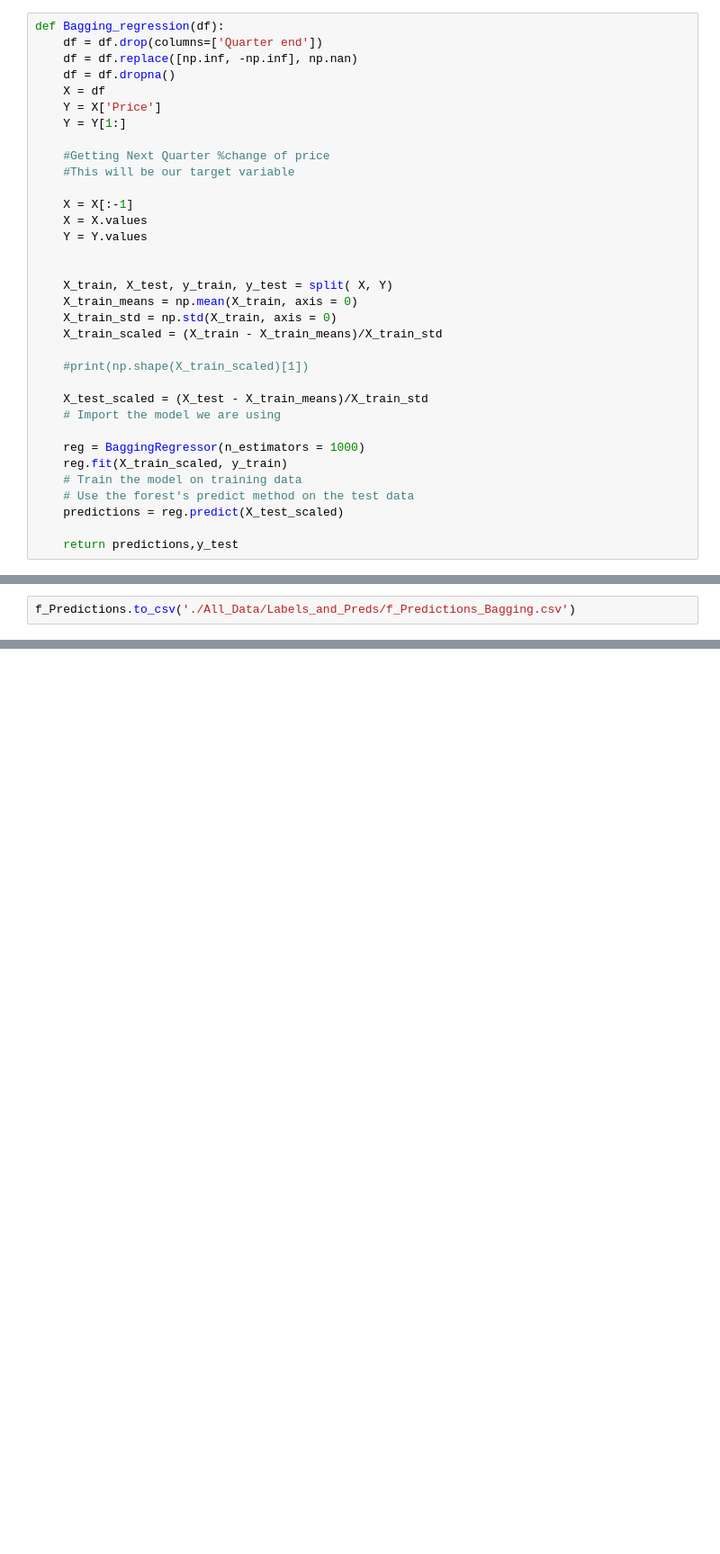
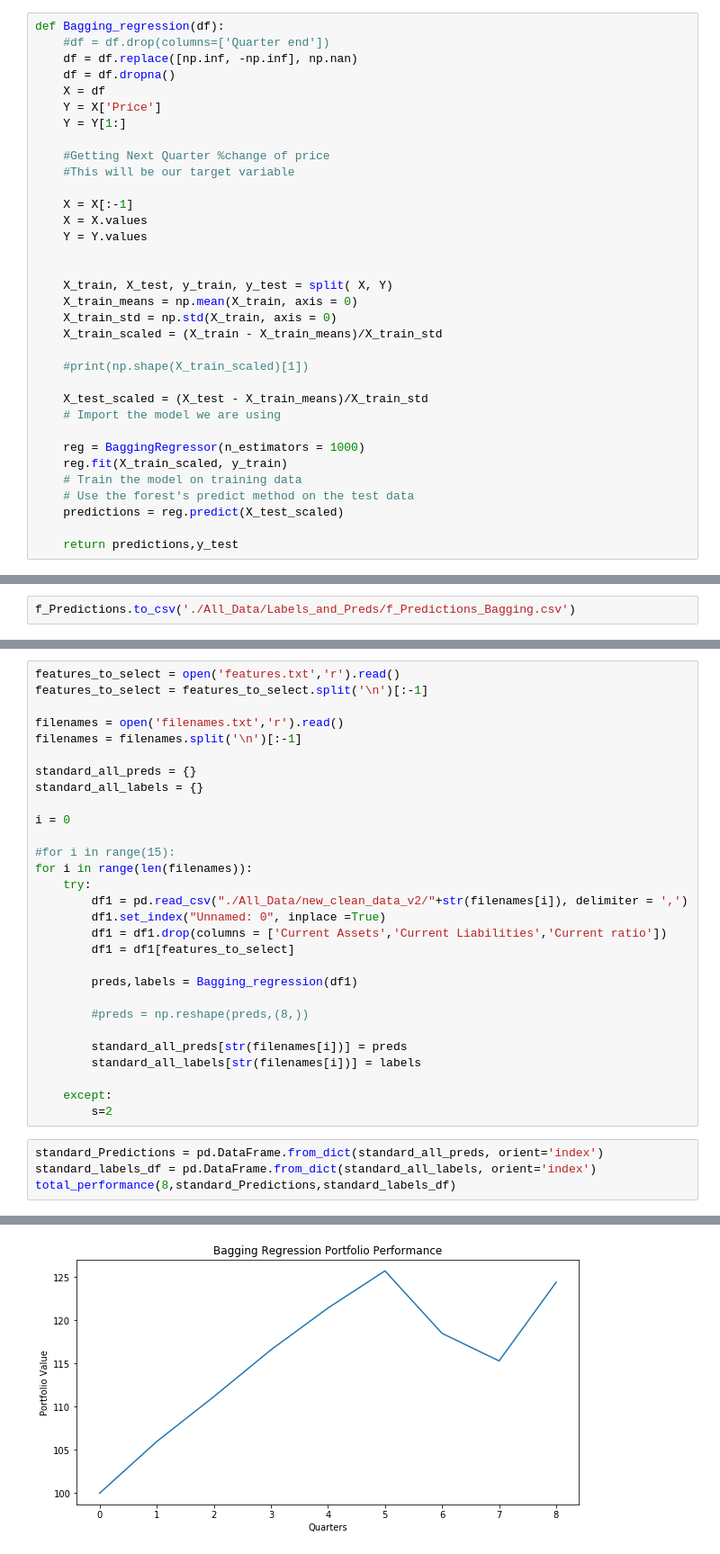
Before and after one commit to durveshb/Portfolio-Management, a Jupyter notebook: 007_Bagging_Regression.ipynb, the cells around one changed output, grey strips where cells are left out. Shown at 90% size. Saved outputs shown, nothing was run; the diff lists cells and outputs as text; blank space fills up the shorter version.

Commit message:
Standard Dataset Fearure Selection

```diff
--- a/007_Bagging_Regression.ipynb
+++ b/007_Bagging_Regression.ipynb
@@ -6,7 +6,7 @@ from sklearn.ensemble import BaggingRegressor
 from utilities import split
 # %%
 def Bagging_regression(df):
-    df = df.drop(columns=['Quarter end'])
+    #df = df.drop(columns=['Quarter end'])
     df = df.replace([np.inf, -np.inf], np.nan)
     df = df.dropna()
     X = df
@@ -197,0 +200,34 @@ f_Predictions.to_csv('./All_Data/Labels_and_Preds/f_Predictions_Bagging.csv')
+# %%
+features_to_select = open('features.txt','r').read()
+features_to_select = features_to_select.split('\n')[:-1]
+
+filenames = open('filenames.txt','r').read()
+filenames = filenames.split('\n')[:-1]
+
+standard_all_preds = {}
+standard_all_labels = {}
+
+i = 0
+
+#for i in range(15):
+for i in range(len(filenames)):
+    try:
+        df1 = pd.read_csv("./All_Data/new_clean_data_v2/"+str(filenames[i]), delimiter = ',')
+        df1.set_index("Unnamed: 0", inplace =True)
+        df1 = df1.drop(columns = ['Current Assets','Current Liabilities','Current ratio'])
+        df1 = df1[features_to_select]
+
+        preds,labels = Bagging_regression(df1)
+
+        #preds = np.reshape(preds,(8,))
+
+        standard_all_preds[str(filenames[i])] = preds
+        standard_all_labels[str(filenames[i])] = labels
+
+    except:
+        s=2
+# %%
+standard_Predictions = pd.DataFrame.from_dict(standard_all_preds, orient='index')
+standard_labels_df = pd.DataFrame.from_dict(standard_all_labels, orient='index')
+total_performance(8,standard_Predictions,standard_labels_df)
+# %% [output]
@@ -197,0 +246 @@ f_Predictions.to_csv('./All_Data/Labels_and_Preds/f_Predictions_Bagging.csv')
+[figure, added]
```
Also changed, not shown: parts of 4 cells of this notebook, 12 other files.
